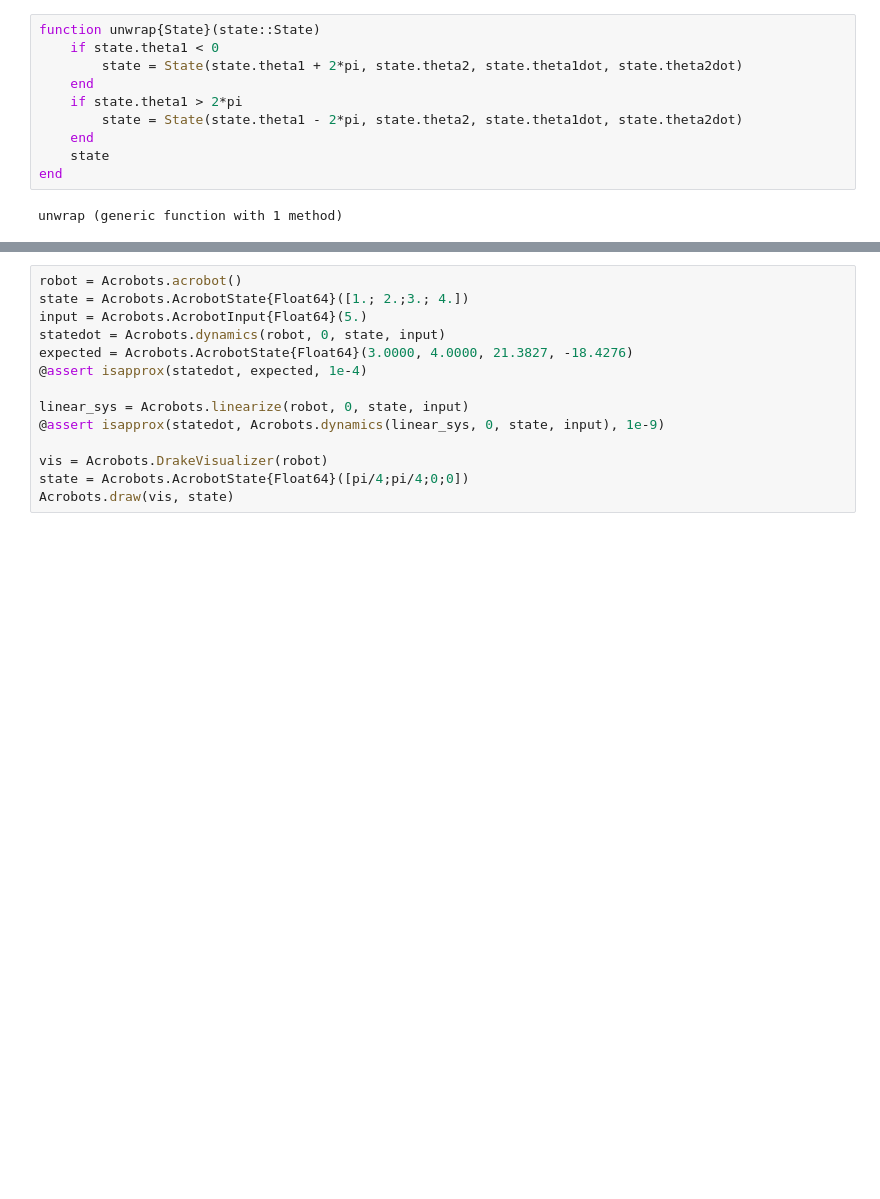
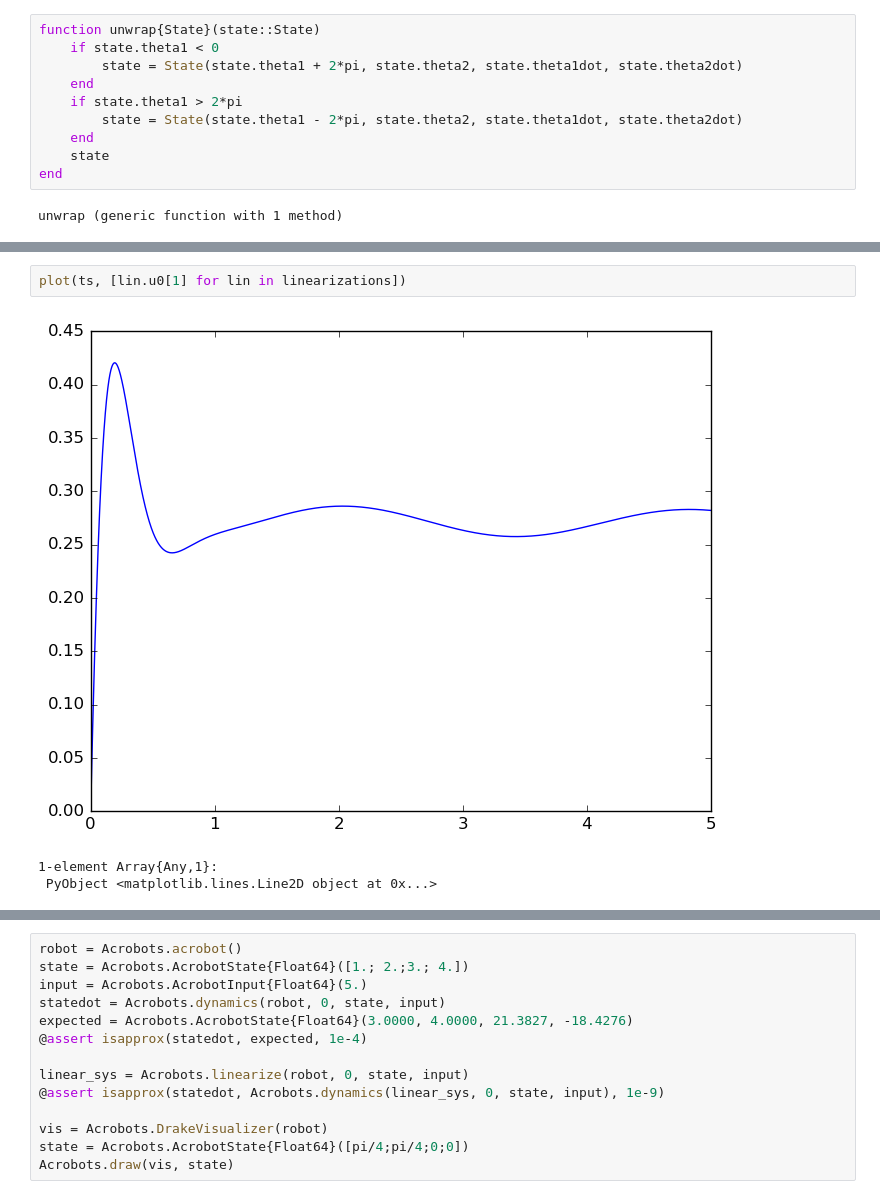
Before and after one commit to rdeits/julia-systems-exploration, a Jupyter notebook: acrobot.ipynb, the cells around one changed output, grey strips where cells are left out. Cells and saved outputs as stored; diff of their text form; blank space fills up the shorter version.

```diff
--- a/acrobot.ipynb
+++ b/acrobot.ipynb
@@ -100,0 +115,6 @@ end
+# %%
+plot(ts, [lin.u0[1] for lin in linearizations])
+# %% [output]
+[figure, added]
+1-element Array{Any,1}:
+ PyObject <matplotlib.lines.Line2D object at 0x...>
```
Also changed, not shown: parts of 9 cells of this notebook, 6 other files.
